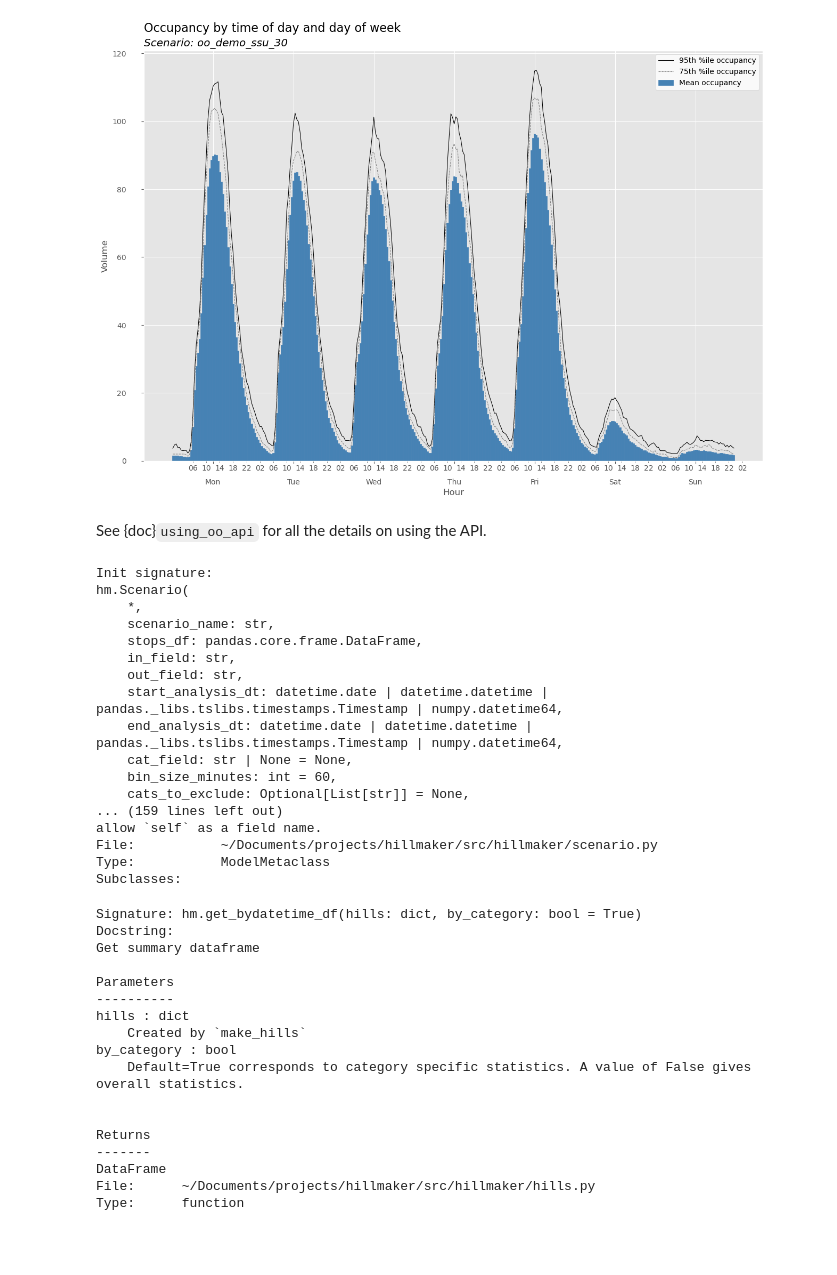
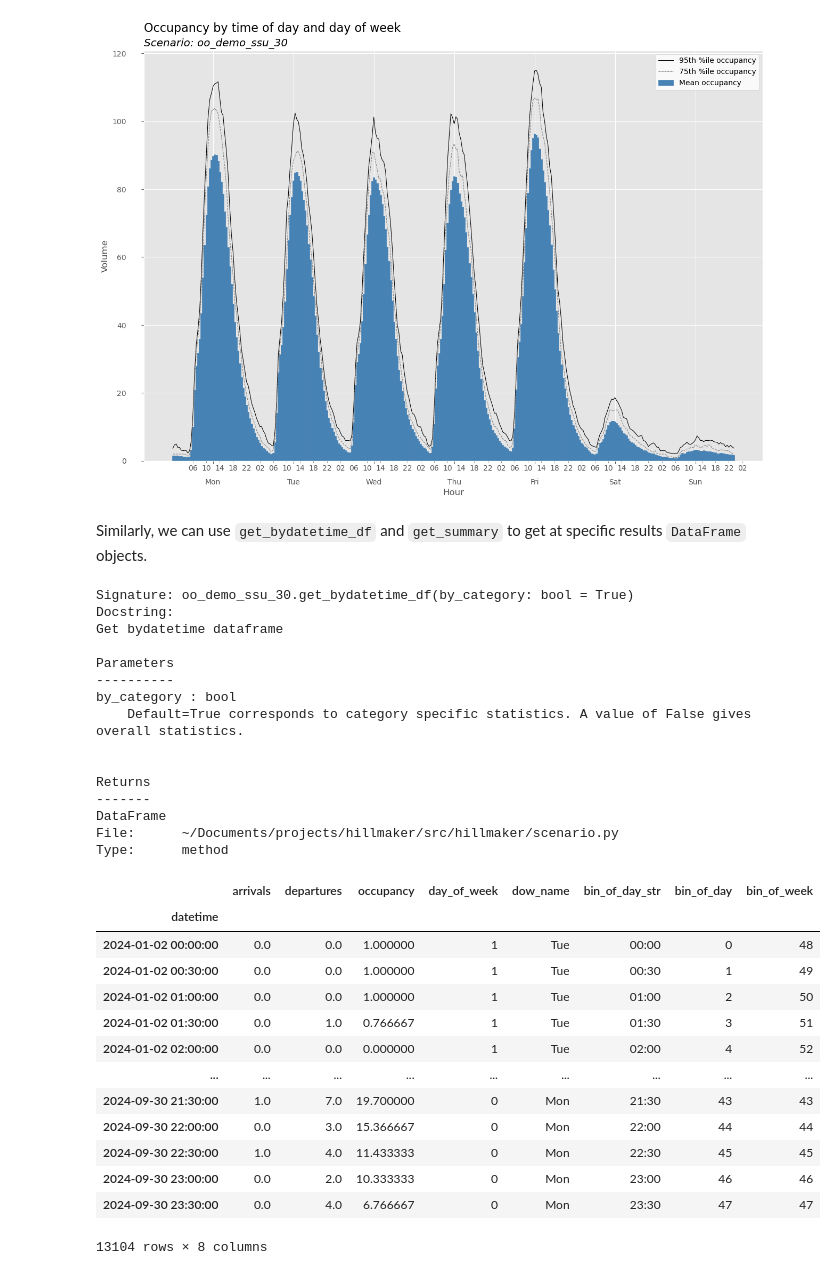
Before and after one commit to misken/hillmaker, a Jupyter notebook: docs/jb-hm/getting_started.ipynb, the cells around one changed output. Saved outputs shown, nothing was run; the diff lists cells and outputs as text; code cells hidden in the pictures; blank space fills up the shorter version.

```diff
--- a/docs/jb-hm/getting_started.ipynb
+++ b/docs/jb-hm/getting_started.ipynb
@@ -436,39 +433,17 @@ Type:      method
 oo_demo_ssu_30.get_plot('occupancy')
 # %% [output]
 [figure]
-# %% [markdown]
-See {doc}`using_oo_api` for all the details on using the API.
-# %%
-hm.Scenario?
-# %% [output]
-Init signature:
-hm.Scenario(
-    *,
-    scenario_name: str,
-    stops_df: pandas.core.frame.DataFrame,
-    in_field: str,
-    out_field: str,
-    start_analysis_dt: datetime.date | datetime.datetime | pandas._libs.tslibs.timestamps.Timestamp | numpy.datetime64,
-    end_analysis_dt: datetime.date | datetime.datetime | pandas._libs.tslibs.timestamps.Timestamp | numpy.datetime64,
-    cat_field: str | None = None,
-    bin_size_minutes: int = 60,
-    cats_to_exclude: Optional[List[str]] = None,
-... (159 lines left out)
-allow `self` as a field name.
-File:           ~/Documents/projects/hillmaker/src/hillmaker/scenario.py
-Type:           ModelMetaclass
-Subclasses:
+# %% [markdown]
+Similarly, we can use `get_bydatetime_df` and `get_summary` to get at specific results `DataFrame` objects.
 # %%
-hm.get_bydatetime_df?
+oo_demo_ssu_30.get_bydatetime_df?
 # %% [output]
-Signature: hm.get_bydatetime_df(hills: dict, by_category: bool = True)
+Signature: oo_demo_ssu_30.get_bydatetime_df(by_category: bool = True)
 Docstring:
-Get summary dataframe
+Get bydatetime dataframe
 
 Parameters
 ----------
-hills : dict
-    Created by `make_hills`
 by_category : bool
     Default=True corresponds to category specific statistics. A value of False gives overall statistics.
 
@@ -476,5 +451,22 @@ by_category : bool
 Returns
 -------
 DataFrame
-File:      ~/Documents/projects/hillmaker/src/hillmaker/hills.py
-Type:      function
+File:      ~/Documents/projects/hillmaker/src/hillmaker/scenario.py
+Type:      method
+# %%
+oo_demo_ssu_30.get_bydatetime_df(by_category=False)
+# %% [output]
+|  | arrivals | departures | occupancy | day_of_week | dow_name | bin_of_day_str | bin_of_day | bin_of_week |
+| datetime |  |  |  |  |  |  |  |  |
+| 2024-01-02 00:00:00 | 0.0 | 0.0 | 1.000000 | 1 | Tue | 00:00 | 0 | 48 |
+| 2024-01-02 00:30:00 | 0.0 | 0.0 | 1.000000 | 1 | Tue | 00:30 | 1 | 49 |
+| 2024-01-02 01:00:00 | 0.0 | 0.0 | 1.000000 | 1 | Tue | 01:00 | 2 | 50 |
+| 2024-01-02 01:30:00 | 0.0 | 1.0 | 0.766667 | 1 | Tue | 01:30 | 3 | 51 |
+| 2024-01-02 02:00:00 | 0.0 | 0.0 | 0.000000 | 1 | Tue | 02:00 | 4 | 52 |
+| ... | ... | ... | ... | ... | ... | ... | ... | ... |
+| 2024-09-30 21:30:00 | 1.0 | 7.0 | 19.700000 | 0 | Mon | 21:30 | 43 | 43 |
+| 2024-09-30 22:00:00 | 0.0 | 3.0 | 15.366667 | 0 | Mon | 22:00 | 44 | 44 |
+| 2024-09-30 22:30:00 | 1.0 | 4.0 | 11.433333 | 0 | Mon | 22:30 | 45 | 45 |
+| 2024-09-30 23:00:00 | 0.0 | 2.0 | 10.333333 | 0 | Mon | 23:00 | 46 | 46 |
+| 2024-09-30 23:30:00 | 0.0 | 4.0 | 6.766667 | 0 | Mon | 23:30 | 47 | 47 |
+13104 rows × 8 columns
```
Also changed, not shown: parts of 27 cells of this notebook, 9 other files.
